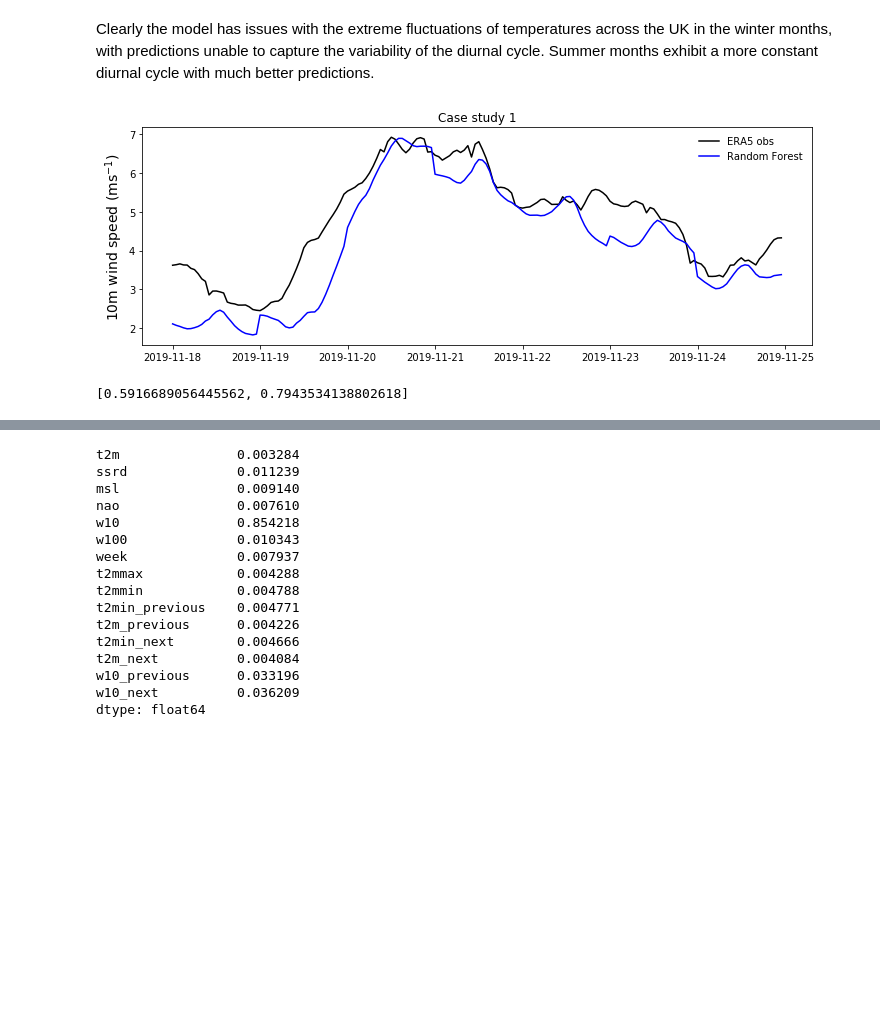
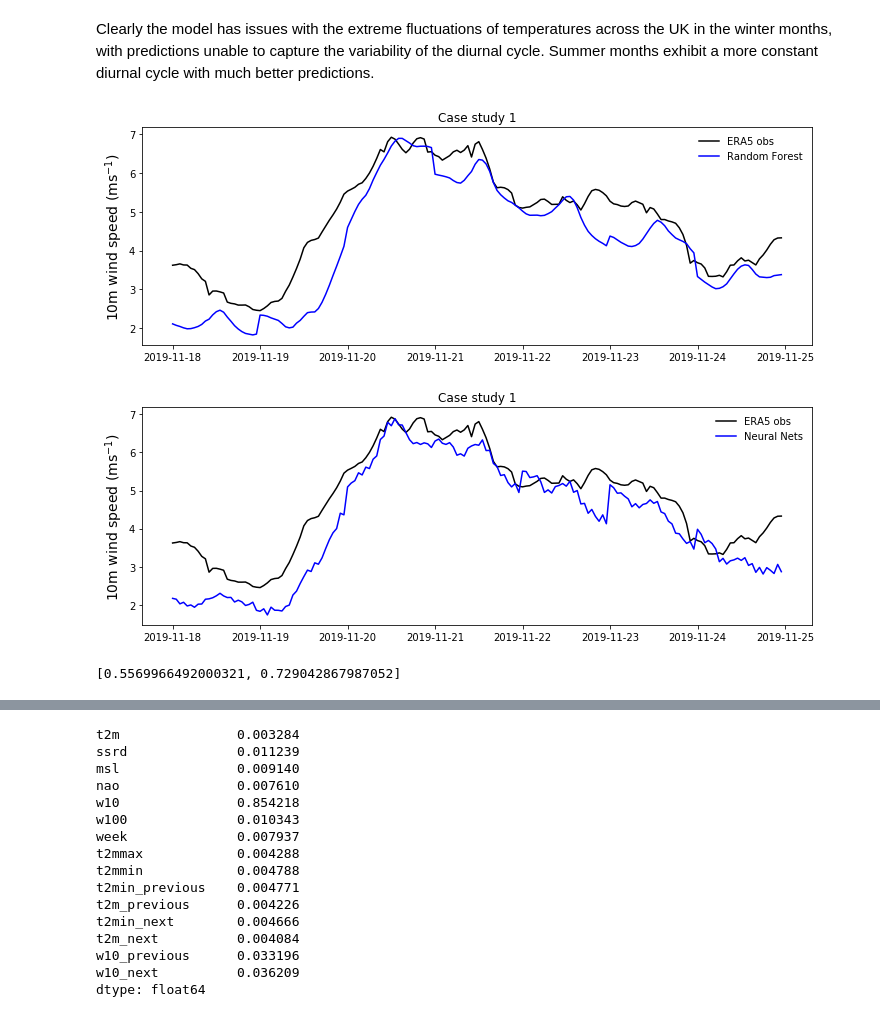
Before and after one commit to 2021-Energy-Climate-Hackathon/group_1, a Jupyter notebook: wind10_modeling_w_lag.ipynb, the cells around one changed output, grey strips where cells are left out. Drawn from its saved outputs; the diff is of its cells as text; code cells hidden in the pictures; blank space fills up the shorter version.

```diff
--- a/wind10_modeling_w_lag.ipynb
+++ b/wind10_modeling_w_lag.ipynb
@@ -286,16 +317,23 @@ from datetime import datetime
 days = pd.to_datetime(y_test.index)
 index_case1 = np.where((days>=datetime(2019,11,18)) & (days<=datetime(2019,11,24)))
 input_case1 = pred_rf[index_case1].flatten()
+input_case1nn = pred_nn[index_case1].flatten()
+
 
 index_case2 = np.where((days>=datetime(2020,7,1)) & (days<=datetime(2020,7,9)))
 input_case2 = pred_rf[index_case2].flatten()
+input_case2nn = pred_nn[index_case2].flatten()
+
 
 index_case3 = np.where((days>=datetime(2018,2,20)) & (days<=datetime(2018,3,19)))
 input_case3 = pred_rf[index_case3].flatten()
+input_case3nn = pred_nn[index_case3].flatten()
 # %%
 RMS_based_eval(input_case1,"speed10m","1","Random Forest")
+RMS_based_eval(input_case1nn,"speed10m","1","Neural Nets")
 # %% [output]
 [figure]
+[figure, added]
-[0.5916689056445562, 0.7943534138802618]
+[0.5569966492000321, 0.729042867987052]
 # %%
 RMS_based_eval(input_case2,"speed10m","2","Random Forest")
```
Also changed, not shown: parts of 6 cells of this notebook.
